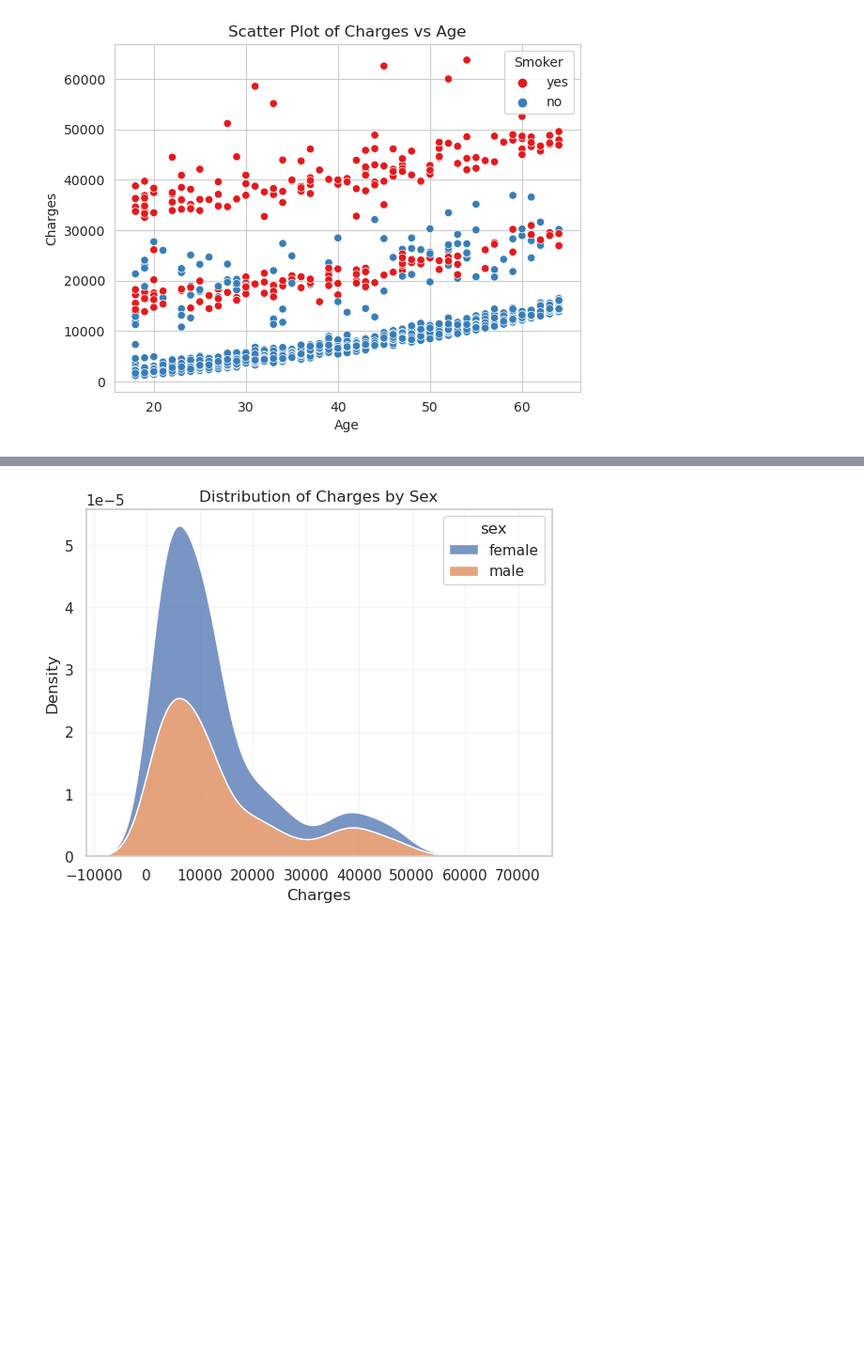
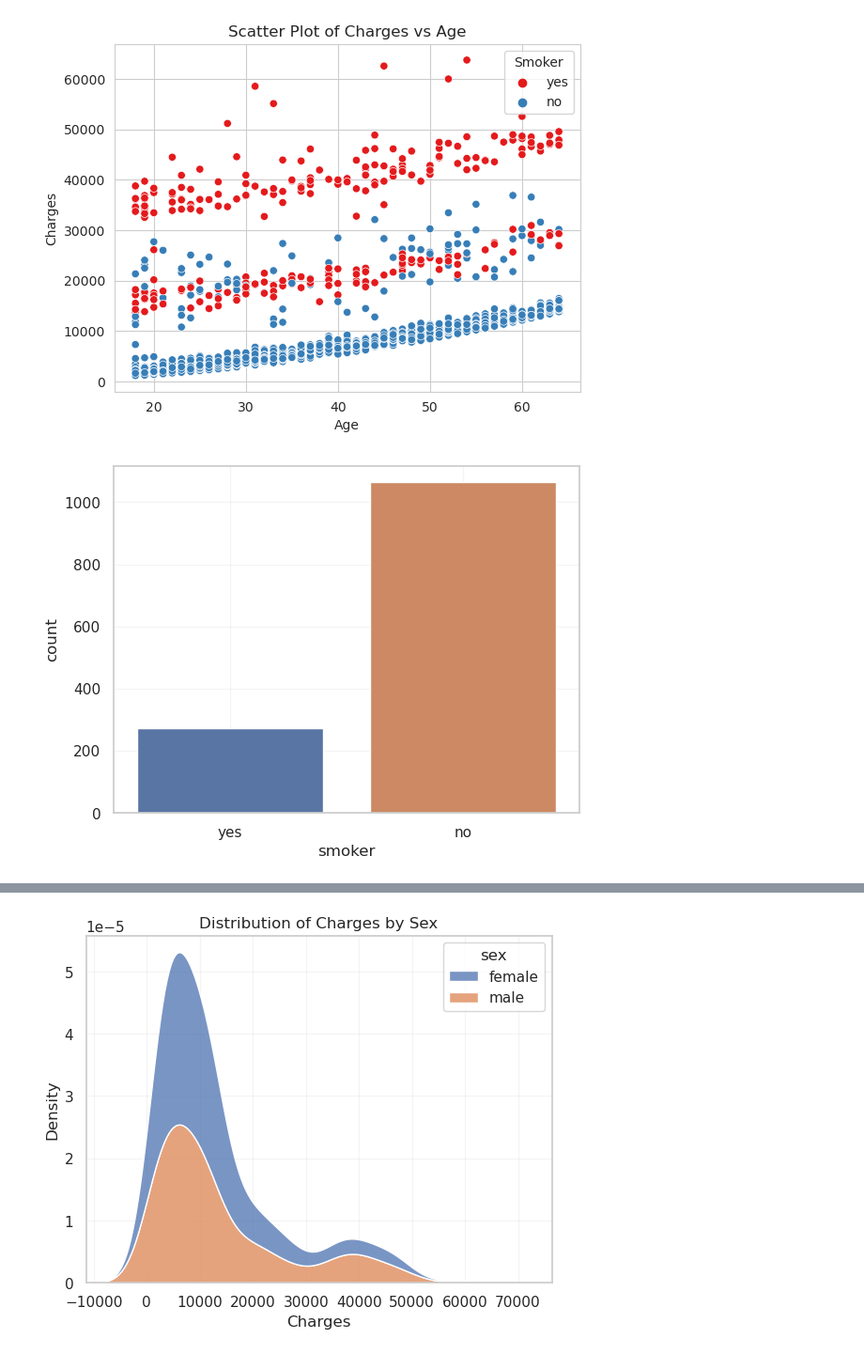
Before and after one commit to ShubhamMisar-12/MedicalCostPrediction, a Jupyter notebook: medical-cost-prediction-1.ipynb, the cells around one changed output, grey strips where cells are left out. Shown at 94% size. Drawn from its saved outputs; the diff is of its cells as text; code cells hidden in the pictures; blank space fills up the shorter version.

```diff
--- a/medical-cost-prediction-1.ipynb
+++ b/medical-cost-prediction-1.ipynb
@@ -75,3 +75,12 @@ plt.legend(title='Smoker', loc='upper right')
 plt.show()
 # %% [output]
 [figure]
+# %%
+sns.set(style="whitegrid")
+
+sns.countplot(data = df , x = 'smoker')
+
+plt.grid(True, alpha = 0.2)
+plt.show()
+# %% [output]
+[figure, added]
```
Also changed, not shown: parts of 3 cells of this notebook.
